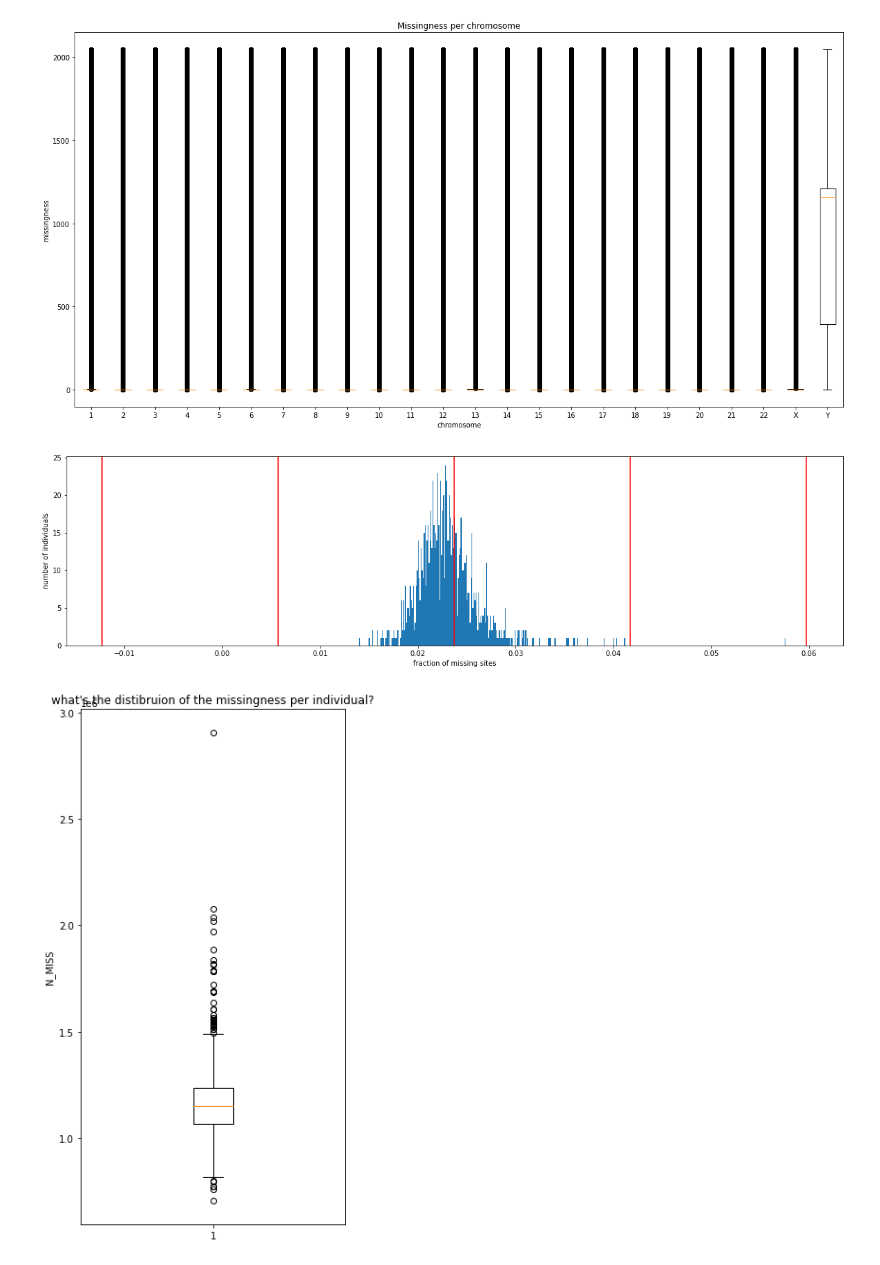
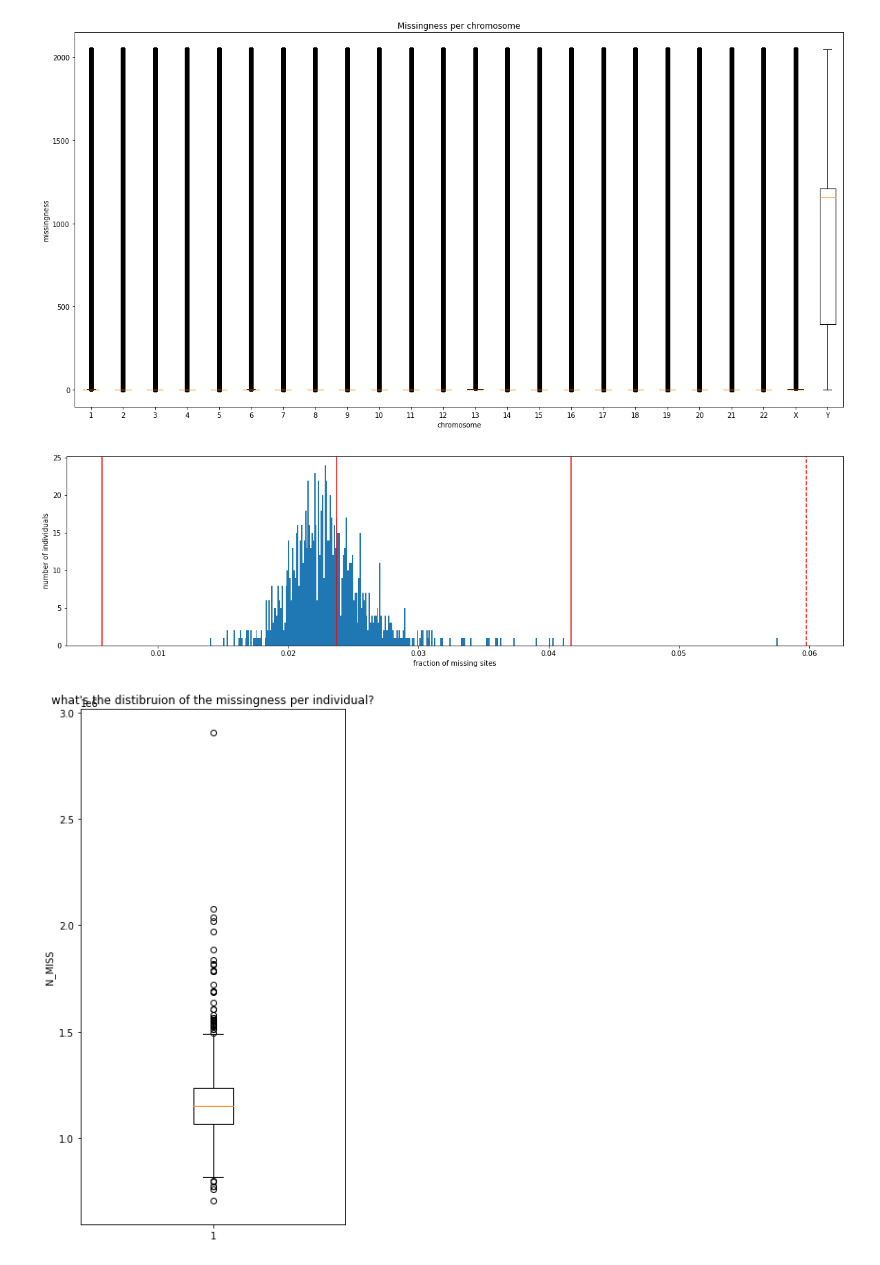
Before and after one commit to acostauribe/QC_TANGL-hg38, a Jupyter notebook: preQC_general_analysis.ipynb, the cells around one changed output. Saved outputs shown, nothing was run; the diff lists cells and outputs as text; code cells hidden in the pictures.

```diff
--- a/preQC_general_analysis.ipynb
+++ b/preQC_general_analysis.ipynb
@@ -508,26 +510,30 @@ with open(indiv_miss_file_path, 'r') as f:
 # %%
 # Make a histogram of individuals and the fraction of missing sites
 all_fractions = list(indiv_missingness_f.values())
 
 # Calculate the mean and standard deviations
 mean = np.mean(all_fractions)
 std = np.std(all_fractions)
 
 plt.rcParams["figure.figsize"] = (20,5)
 r = np.arange(0.01, 0.06, 0.0001)
 plt.hist(all_fractions, bins=r)
 
 plt.axvline(x=mean, ymin=0, ymax=175, c='r')   # plot mean line
-plt.axvline(x=mean+std, ymin=0, ymax=175, c='r')  # plot right std line
-plt.axvline(x=mean-std, ymin=0, ymax=175, c='r')  # plot left std line
-plt.axvline(x=mean+(std*2), ymin=0, ymax=175, c='r')  # plot right 2 std line
-plt.axvline(x=mean-(std*2), ymin=0, ymax=175, c='r')  # plot left 2 std line
+if mean+std > 0:
+    plt.axvline(x=mean+std, ymin=0, ymax=175, c='r')  # plot right std line
+if mean-std > 0:
+    plt.axvline(x=mean-std, ymin=0, ymax=175, c='r')  # plot left std line
+if mean+(std*2) > 0:
+    plt.axvline(x=mean+(std*2), ymin=0, ymax=175, c='r', linestyle='--')  # plot right 2 std line
+if mean-(std*2) > 0:
+    plt.axvline(x=mean-(std*2), ymin=0, ymax=175, c='r',linestyle='--')  # plot left 2 std line
 
 plt.xlabel('fraction of missing sites')
 plt.ylabel('number of individuals')
 plt.show()
 # %% [output]
-[figure, old version]
+[figure, new version]
 # %%
 # How does the mean depth look like per individual?
 plt.rcParams["figure.figsize"] = (5,10)
```
Also changed, not shown: parts of 17 cells of this notebook.
